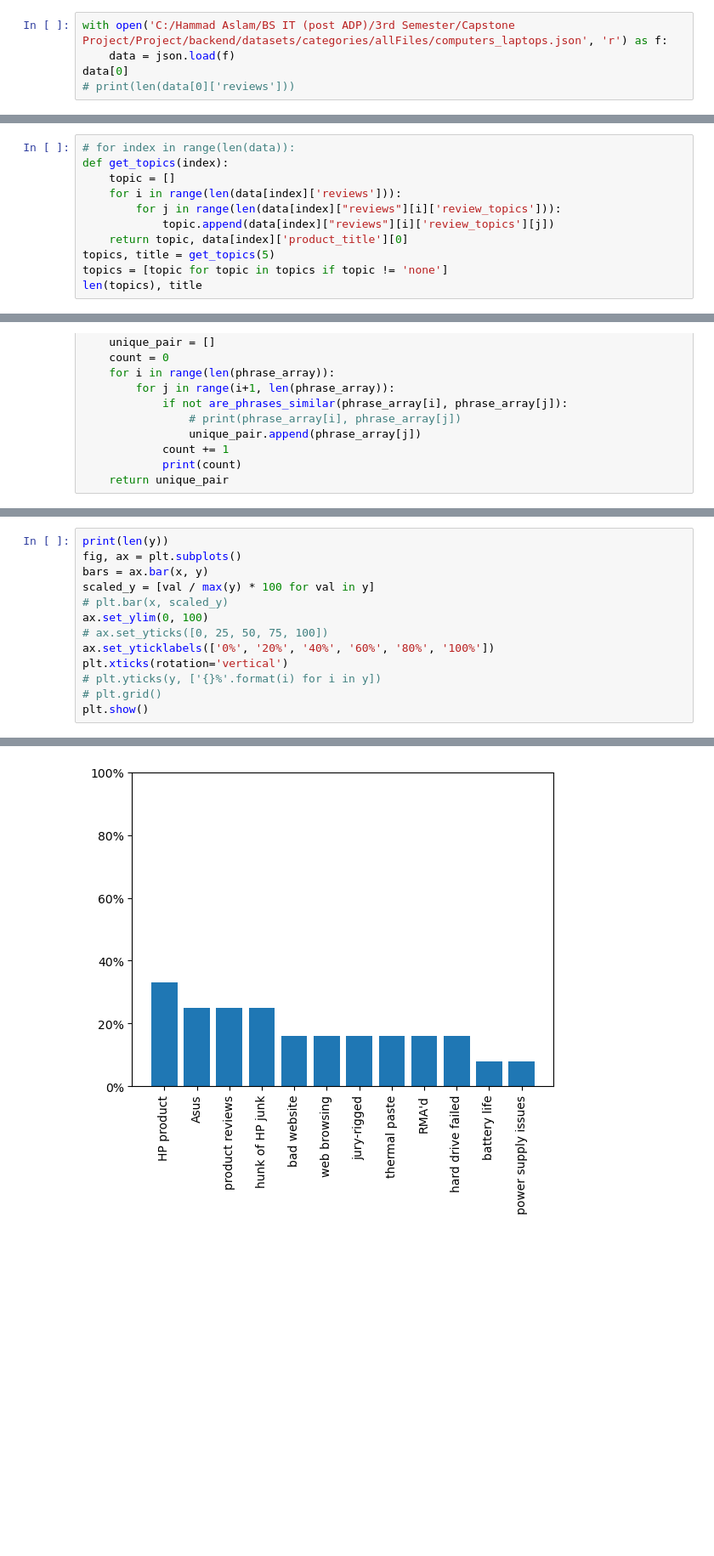
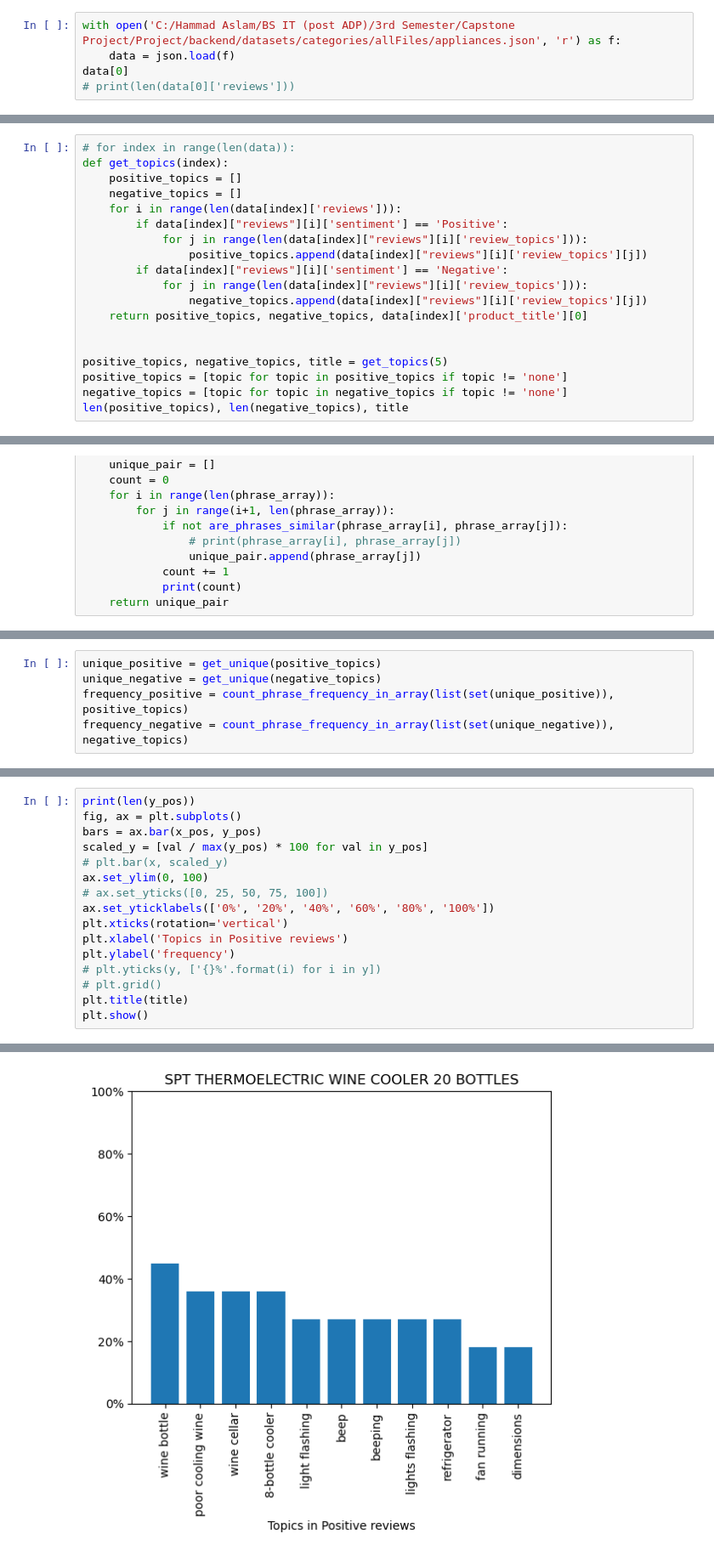
Before and after one commit to hammadaslam1/reviews-classifier, a Jupyter notebook: backend/practice/graph/graphs.ipynb, the cells around one changed output, grey strips where cells are left out. Shown: that part at 85% size. Saved outputs shown, nothing was run; the diff lists cells and outputs as text; blank space fills up the shorter version.

```diff
--- a/backend/practice/graph/graphs.ipynb
+++ b/backend/practice/graph/graphs.ipynb
@@ -19,7 +19,7 @@ nltk.download('vader_lexicon')
 [nltk_data]   Package vader_lexicon is already up-to-date!
 True
 # %%
-with open('C:/Hammad Aslam/BS IT (post ADP)/3rd Semester/Capstone Project/Project/backend/datasets/categories/allFiles/computers_laptops.json', 'r') as f:
+with open('C:/Hammad Aslam/BS IT (post ADP)/3rd Semester/Capstone Project/Project/backend/datasets/categories/allFiles/appliances.json', 'r') as f:
     data = json.load(f)
 data[0]
 # print(len(data[0]['reviews']))
@@ -44,12 +44,20 @@ data[0]
 # %%
 # for index in range(len(data)):
 def get_topics(index):
-    topic = []
+    positive_topics = []
+    negative_topics = []
     for i in range(len(data[index]['reviews'])):
-        for j in range(len(data[index]["reviews"][i]['review_topics'])):
-            topic.append(data[index]["reviews"][i]['review_topics'][j])
-    return topic, data[index]['product_title'][0]
-topics, title = get_topics(5)
-topics = [topic for topic in topics if topic != 'none']
-len(topics), title
+        if data[index]["reviews"][i]['sentiment'] == 'Positive':
+            for j in range(len(data[index]["reviews"][i]['review_topics'])):
+                positive_topics.append(data[index]["reviews"][i]['review_topics'][j])
+        if data[index]["reviews"][i]['sentiment'] == 'Negative':
+            for j in range(len(data[index]["reviews"][i]['review_topics'])):
+                negative_topics.append(data[index]["reviews"][i]['review_topics'][j])
+    return positive_topics, negative_topics, data[index]['product_title'][0]
+
+
+positive_topics, negative_topics, title = get_topics(5)
+positive_topics = [topic for topic in positive_topics if topic != 'none']
+negative_topics = [topic for topic in negative_topics if topic != 'none']
+len(positive_topics), len(negative_topics), title
 # %% [output]
@@ -139,0 +141,5 @@ KeyboardInterrupt:
+# %%
+unique_positive = get_unique(positive_topics)
+unique_negative = get_unique(negative_topics)
+frequency_positive = count_phrase_frequency_in_array(list(set(unique_positive)), positive_topics)
+frequency_negative = count_phrase_frequency_in_array(list(set(unique_negative)), negative_topics)
@@ -168,14 +202,17 @@ for index in range(len(data)):
 # %%
-print(len(y))
+print(len(y_pos))
 fig, ax = plt.subplots()
-bars = ax.bar(x, y)
-scaled_y = [val / max(y) * 100 for val in y]
+bars = ax.bar(x_pos, y_pos)
+scaled_y = [val / max(y_pos) * 100 for val in y_pos]
 # plt.bar(x, scaled_y)
 ax.set_ylim(0, 100)
 # ax.set_yticks([0, 25, 50, 75, 100])
 ax.set_yticklabels(['0%', '20%', '40%', '60%', '80%', '100%'])
 plt.xticks(rotation='vertical')
+plt.xlabel('Topics in Positive reviews')
+plt.ylabel('frequency')
 # plt.yticks(y, ['{}%'.format(i) for i in y])
 # plt.grid()
+plt.title(title)
 plt.show()
 # %% [output]
@@ -183 +220 @@ plt.show()
-[figure, old version]
+[figure, new version]
```
Also changed, not shown: parts of 7 cells of this notebook, 4 other files.
